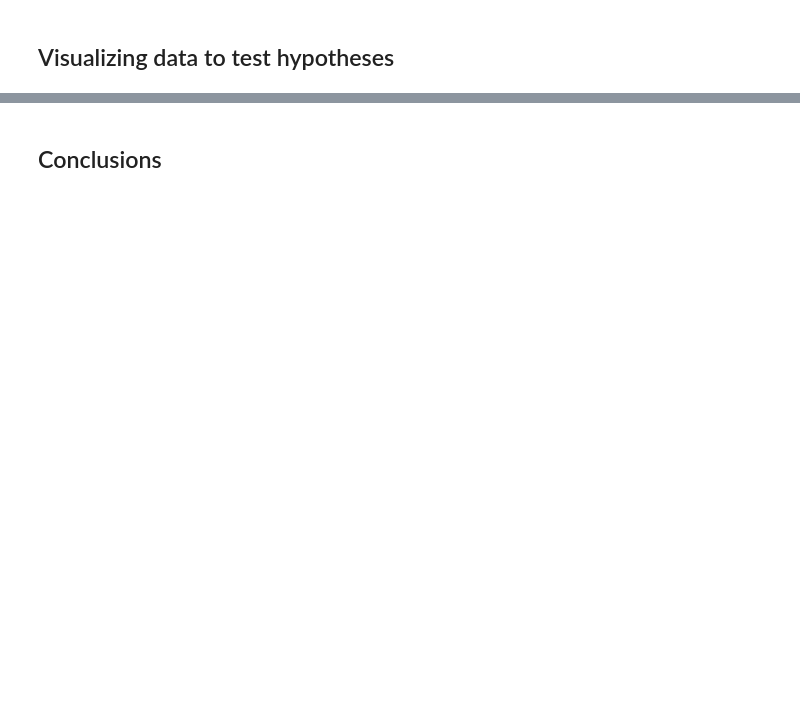
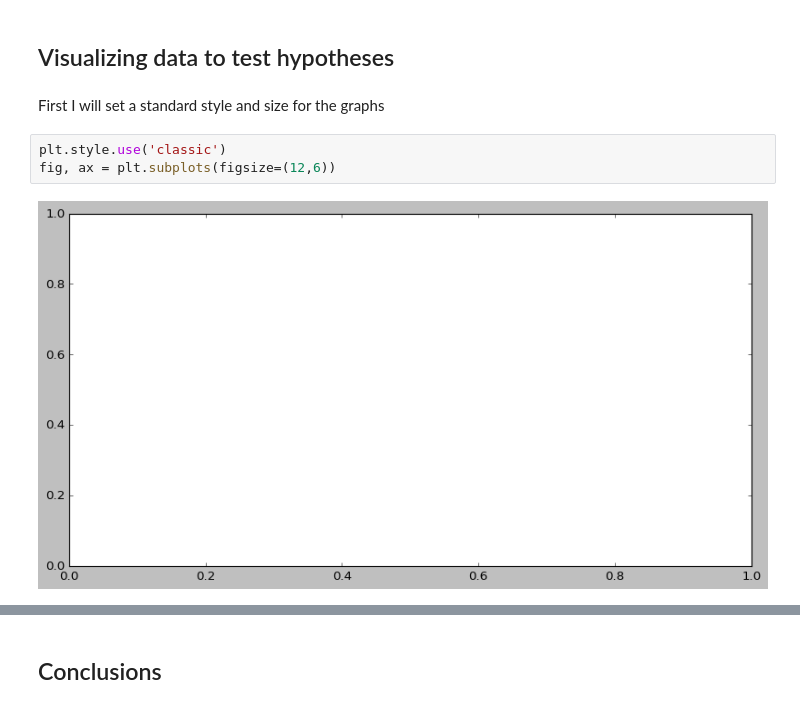
Before and after one commit to alfredozavala14/Project-Data-Pipeline, a Jupyter notebook: work_JN/data_visualization.ipynb, the cells around one changed output, grey strips where cells are left out. Saved outputs shown, nothing was run; the diff lists cells and outputs as text; blank space fills up the shorter version.

```diff
--- a/work_JN/data_visualization.ipynb
+++ b/work_JN/data_visualization.ipynb
@@ -23,2 +54,9 @@ data = pd.read_csv("../data/x.csv")
 # %% [markdown]
 ## Visualizing data to test hypotheses
+# %% [markdown]
+First I will set a standard style and size for the graphs
+# %%
+plt.style.use('classic')
+fig, ax = plt.subplots(figsize=(12,6))
+# %% [output]
+[figure, added]
```
Also changed, not shown: parts of 44 cells of this notebook, 5 other files.
